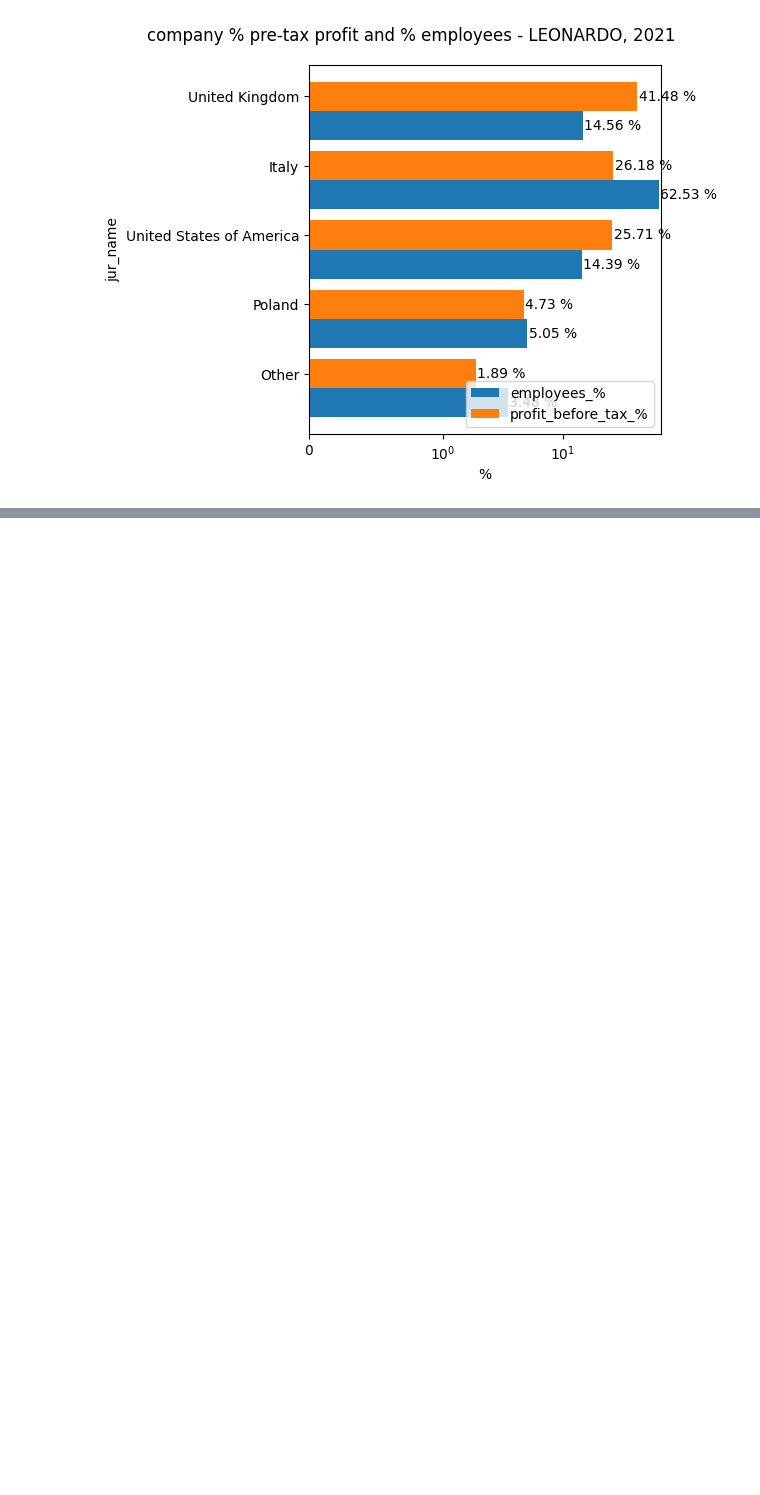
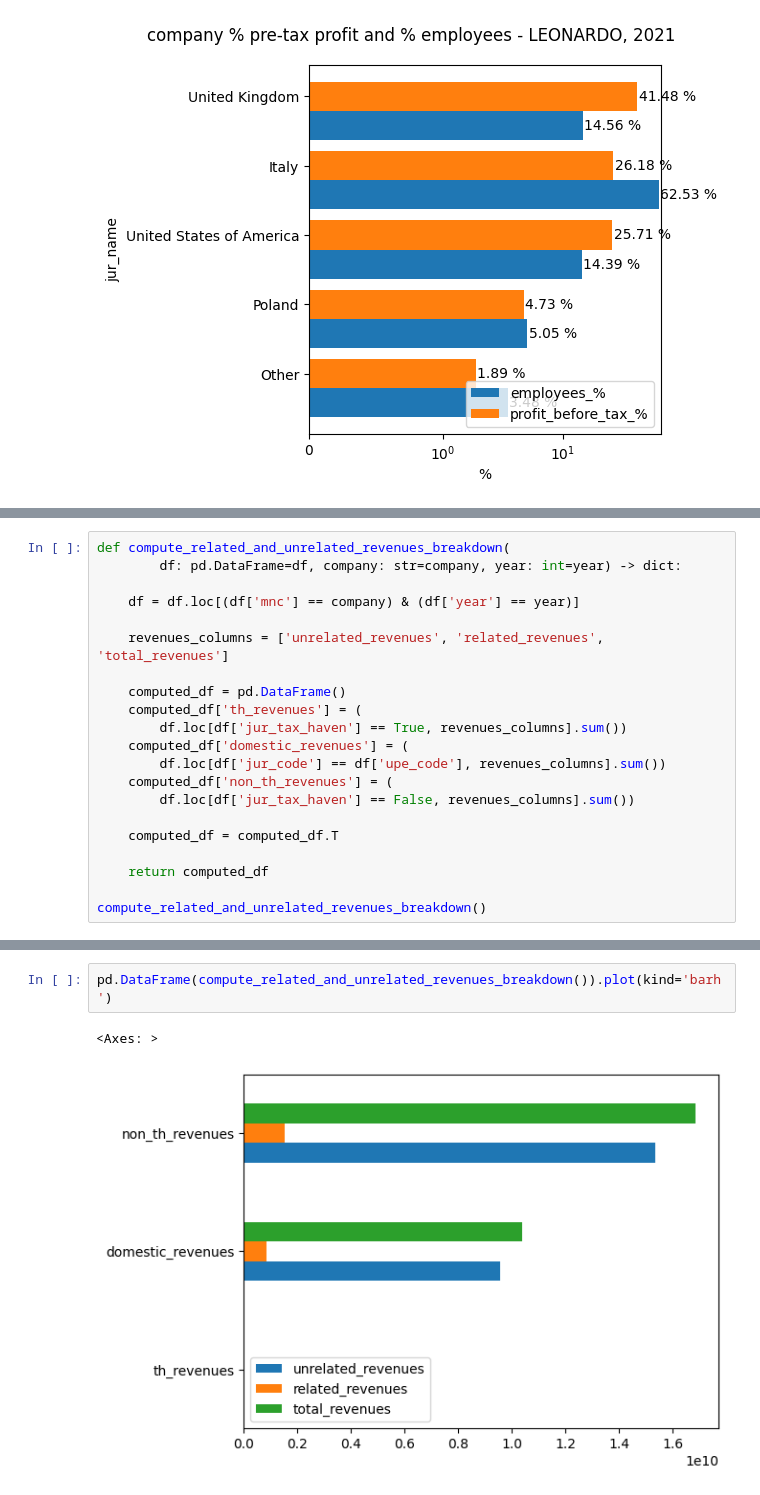
Before and after one commit to anquetos/data4good-taxobservatory-dataviz, a Jupyter notebook: taxobservatory-dataviz.ipynb, the cells around one changed output, grey strips where cells are left out. Cells and saved outputs as stored; diff of their text form; blank space fills up the shorter version.

```diff
--- a/taxobservatory-dataviz.ipynb
+++ b/taxobservatory-dataviz.ipynb
@@ -259,0 +266,21 @@ plot_pretax_profit_and_employees_rank()
+# %%
+def compute_related_and_unrelated_revenues_breakdown(
+        df: pd.DataFrame=df, company: str=company, year: int=year) -> dict:
+
+    df = df.loc[(df['mnc'] == company) & (df['year'] == year)]
+
+    revenues_columns = ['unrelated_revenues', 'related_revenues', 'total_revenues']
+
+    computed_df = pd.DataFrame()
+    computed_df['th_revenues'] = (
+        df.loc[df['jur_tax_haven'] == True, revenues_columns].sum())
+    computed_df['domestic_revenues'] = (
+        df.loc[df['jur_code'] == df['upe_code'], revenues_columns].sum())
+    computed_df['non_th_revenues'] = (
+        df.loc[df['jur_tax_haven'] == False, revenues_columns].sum())
+
+    computed_df = computed_df.T
+
+    return computed_df
+
+compute_related_and_unrelated_revenues_breakdown()
@@ -259,0 +311,5 @@ plot_pretax_profit_and_employees_rank()
+# %%
+pd.DataFrame(compute_related_and_unrelated_revenues_breakdown()).plot(kind='barh')
+# %% [output]
+<Axes: >
+[figure, added]
```
Also changed, not shown: parts of 4 cells of this notebook.
